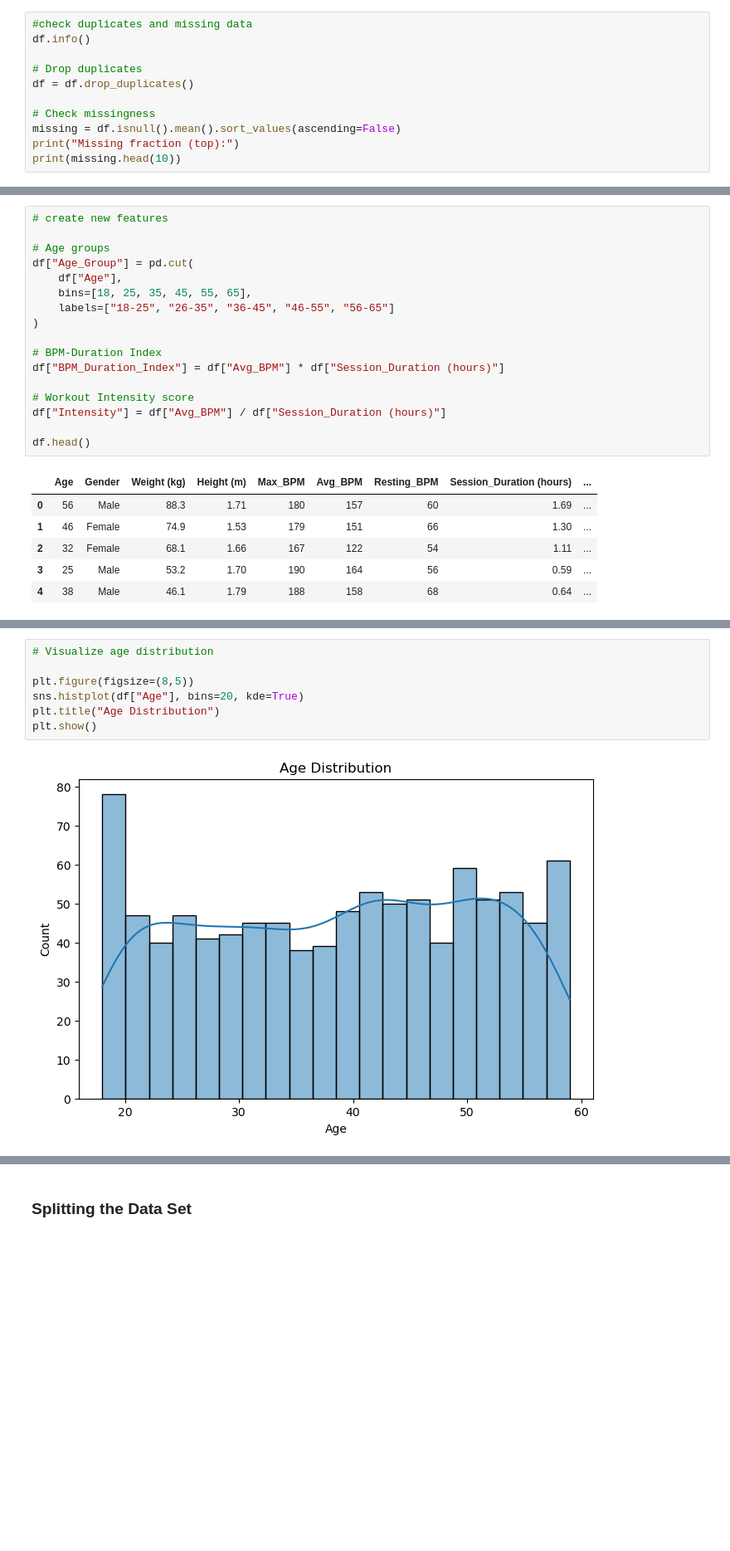
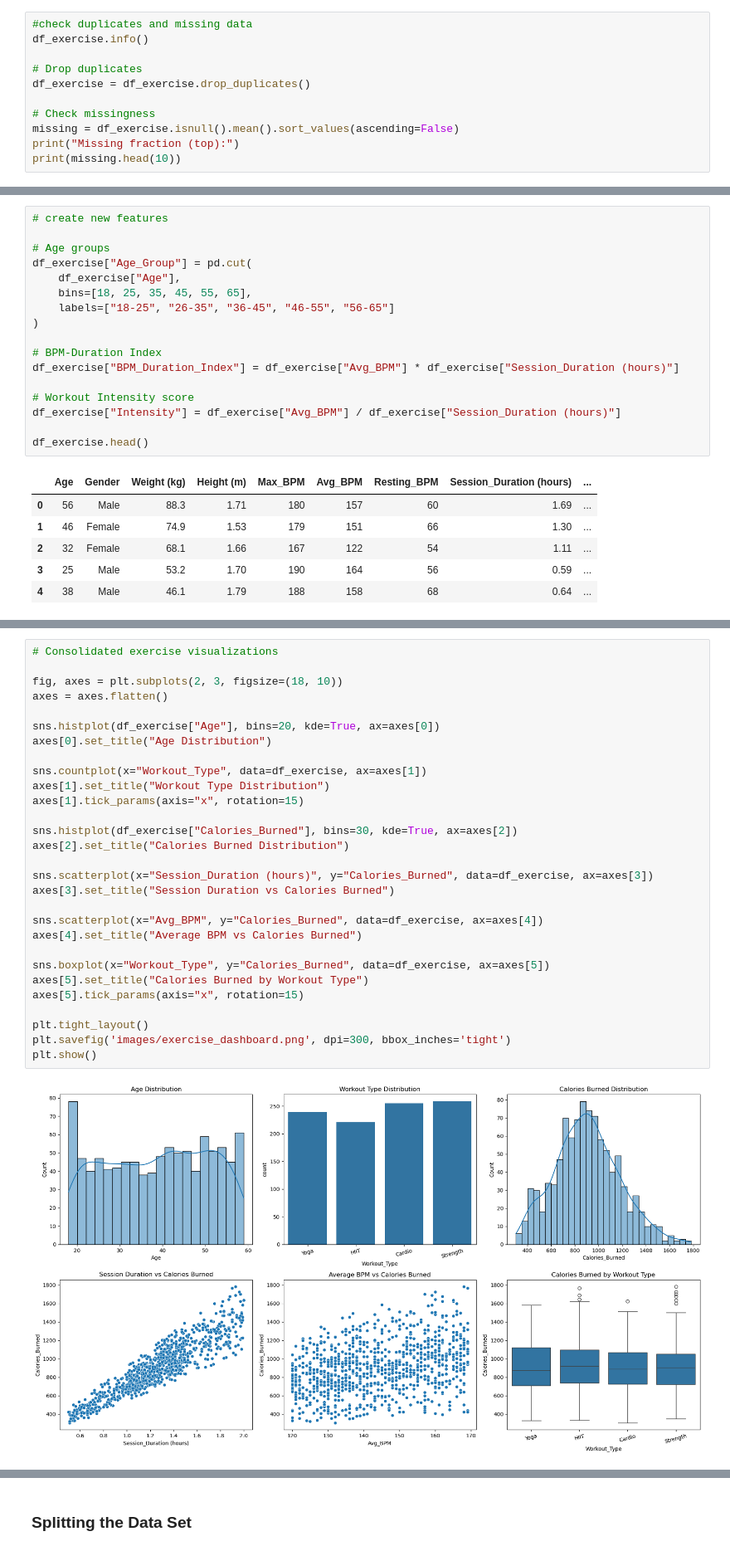
Before and after one commit to codesumaiml/capstone, a Jupyter notebook: gym_member_exercise.ipynb, the cells around one changed output, grey strips where cells are left out. Shown at 83% size. Cells and saved outputs as stored; diff of their text form; blank space fills up the shorter version.

Commit message:
Consolidate exercise plots into dashboard

```diff
--- a/gym_member_exercise.ipynb
+++ b/gym_member_exercise.ipynb
@@ -83,13 +81,13 @@ df.describe()
 | max | 59.000000 | 129.900000 | 2.00000 | 199.000000 | 169.000000 | 74.000000 | 2.000000 | ... |
 # %%
 #check duplicates and missing data
-df.info()
+df_exercise.info()
 
 # Drop duplicates
-df = df.drop_duplicates()
+df_exercise = df_exercise.drop_duplicates()
 
 # Check missingness
-missing = df.isnull().mean().sort_values(ascending=False)
+missing = df_exercise.isnull().mean().sort_values(ascending=False)
 print("Missing fraction (top):")
 print(missing.head(10))
 # %% [output]
@@ -114,19 +112,19 @@ dtype: float64
 # create new features
 
 # Age groups
-df["Age_Group"] = pd.cut(
-    df["Age"],
+df_exercise["Age_Group"] = pd.cut(
+    df_exercise["Age"],
     bins=[18, 25, 35, 45, 55, 65],
     labels=["18-25", "26-35", "36-45", "46-55", "56-65"]
 )
 
 # BPM-Duration Index
-df["BPM_Duration_Index"] = df["Avg_BPM"] * df["Session_Duration (hours)"]
+df_exercise["BPM_Duration_Index"] = df_exercise["Avg_BPM"] * df_exercise["Session_Duration (hours)"]
 
 # Workout Intensity score
-df["Intensity"] = df["Avg_BPM"] / df["Session_Duration (hours)"]
+df_exercise["Intensity"] = df_exercise["Avg_BPM"] / df_exercise["Session_Duration (hours)"]
 
-df.head()
+df_exercise.head()
 # %% [output]
 |  | Age | Gender | Weight (kg) | Height (m) | Max_BPM | Avg_BPM | Resting_BPM | Session_Duration (hours) | ... |
 | 0 | 56 | Male | 88.3 | 1.71 | 180 | 157 | 60 | 1.69 | ... |
@@ -137,9 +137,31 @@ df.head()
 # %%
-# Visualize age distribution
+# Consolidated exercise visualizations
 
-plt.figure(figsize=(8,5))
-sns.histplot(df["Age"], bins=20, kde=True)
-plt.title("Age Distribution")
+fig, axes = plt.subplots(2, 3, figsize=(18, 10))
+axes = axes.flatten()
+
+sns.histplot(df_exercise["Age"], bins=20, kde=True, ax=axes[0])
+axes[0].set_title("Age Distribution")
+
+sns.countplot(x="Workout_Type", data=df_exercise, ax=axes[1])
+axes[1].set_title("Workout Type Distribution")
+axes[1].tick_params(axis="x", rotation=15)
+
+sns.histplot(df_exercise["Calories_Burned"], bins=30, kde=True, ax=axes[2])
+axes[2].set_title("Calories Burned Distribution")
+
+sns.scatterplot(x="Session_Duration (hours)", y="Calories_Burned", data=df_exercise, ax=axes[3])
+axes[3].set_title("Session Duration vs Calories Burned")
+
+sns.scatterplot(x="Avg_BPM", y="Calories_Burned", data=df_exercise, ax=axes[4])
+axes[4].set_title("Average BPM vs Calories Burned")
+
+sns.boxplot(x="Workout_Type", y="Calories_Burned", data=df_exercise, ax=axes[5])
+axes[5].set_title("Calories Burned by Workout Type")
+axes[5].tick_params(axis="x", rotation=15)
+
+plt.tight_layout()
+plt.savefig('images/exercise_dashboard.png', dpi=300, bbox_inches='tight')
 plt.show()
 # %% [output]
-[figure, old version]
+[figure, new version]
```
Also changed, not shown: parts of 29 cells of this notebook.
